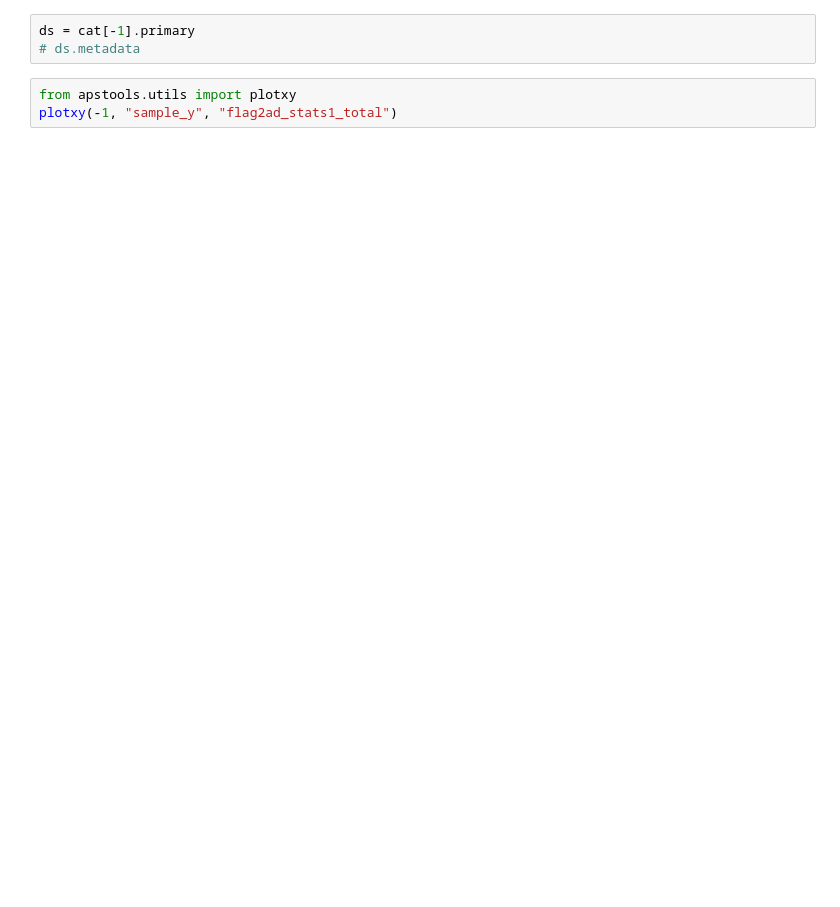
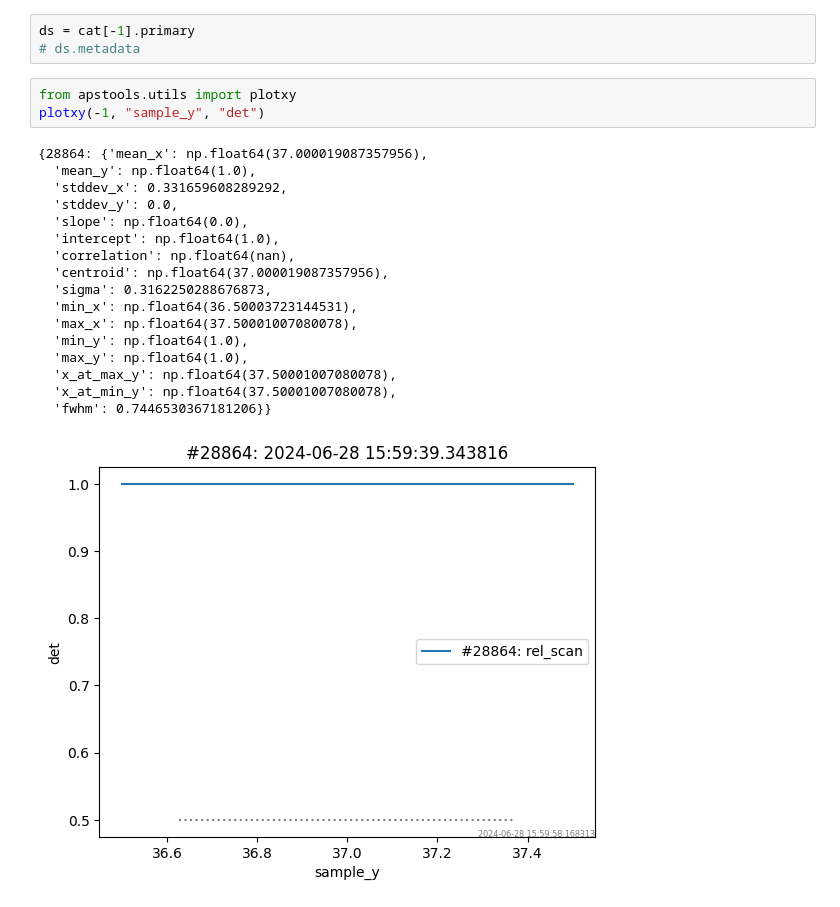
Before and after one commit to aps-8id-dys/bluesky, a Jupyter notebook: scripts/202406028_Day2_3pm.ipynb, the cells around one changed output. Saved outputs shown, nothing was run; the diff lists cells and outputs as text; blank space fills up the shorter version.

```diff
--- a/scripts/202406028_Day2_3pm.ipynb
+++ b/scripts/202406028_Day2_3pm.ipynb
@@ -107,4 +87,22 @@ ds = cat[-1].primary
 # ds.metadata
 # %%
 from apstools.utils import plotxy
-plotxy(-1, "sample_y", "flag2ad_stats1_total")
+plotxy(-1, "sample_y", "det")
+# %% [output]
+{28864: {'mean_x': np.float64(37.000019087357956),
+  'mean_y': np.float64(1.0),
+  'stddev_x': 0.331659608289292,
+  'stddev_y': 0.0,
+  'slope': np.float64(0.0),
+  'intercept': np.float64(1.0),
+  'correlation': np.float64(nan),
+  'centroid': np.float64(37.000019087357956),
+  'sigma': 0.3162250288676873,
+  'min_x': np.float64(36.50003723144531),
+  'max_x': np.float64(37.50001007080078),
+  'min_y': np.float64(1.0),
+  'max_y': np.float64(1.0),
+  'x_at_max_y': np.float64(37.50001007080078),
+  'x_at_min_y': np.float64(37.50001007080078),
+  'fwhm': 0.7446530367181206}}
+[figure, added]
```
Also changed, not shown: parts of 4 cells of this notebook, 4 other files.
